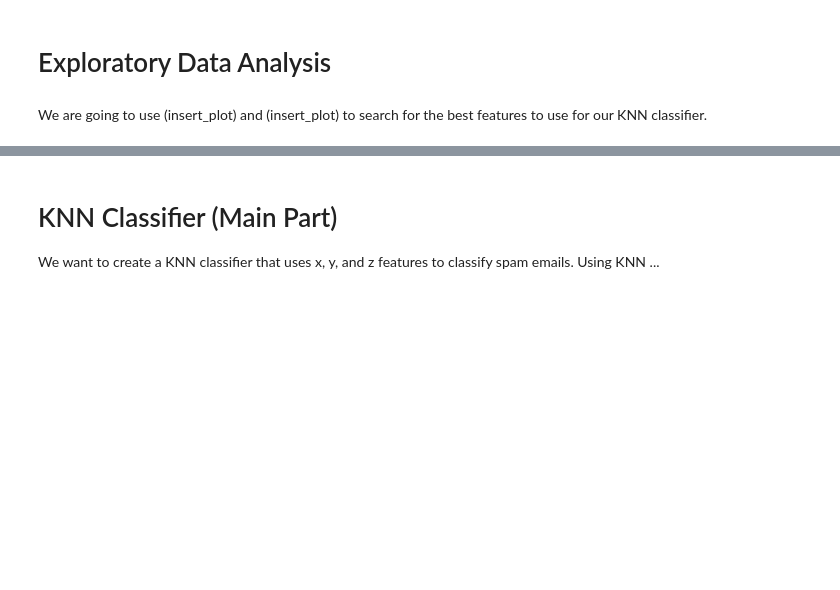
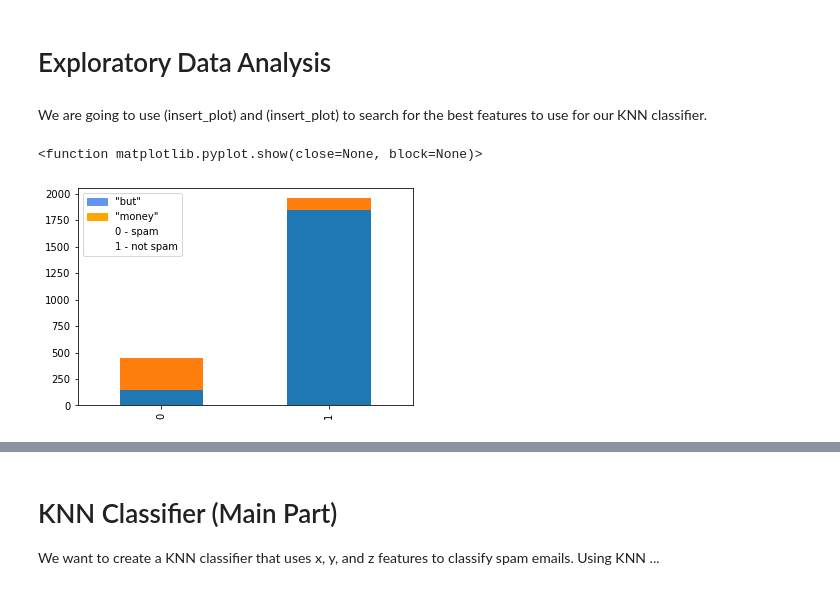
Before and after one commit to frab6562/CS105-Final_Project, a Jupyter notebook: Final_Project.ipynb, the cells around one changed output, grey strips where cells are left out. Saved outputs shown, nothing was run; the diff lists cells and outputs as text; code cells hidden in the pictures; blank space fills up the shorter version.

```diff
--- a/Final_Project.ipynb
+++ b/Final_Project.ipynb
@@ -46,3 +35,21 @@ Note: you may need to restart the kernel to use updated packages.
 # Exploratory Data Analysis
 # %% [markdown]
 We are going to use (insert_plot) and (insert_plot) to search for the best features to use for our KNN classifier.
+# %%
+import matplotlib.pyplot as plt
+import matplotlib.patches as mpatches
+
+df0 = pd.read_csv("fp.csv")
+
+df0.plot.bar(stacked=True)
+
+A = mpatches.Patch(color='cornflowerblue', label='"but"')
+B = mpatches.Patch(color='orange', label='"money"')
+C = mpatches.Patch(color='none', label='0 - spam')
+D = mpatches.Patch(color='none', label='1 - not spam')
+
+plt.legend(handles=[A,B,C,D], loc=2)
+plt.show
+# %% [output]
+<function matplotlib.pyplot.show(close=None, block=None)>
+[figure, added]
```
Also changed, not shown: parts of 7 cells of this notebook, 2 other files.
